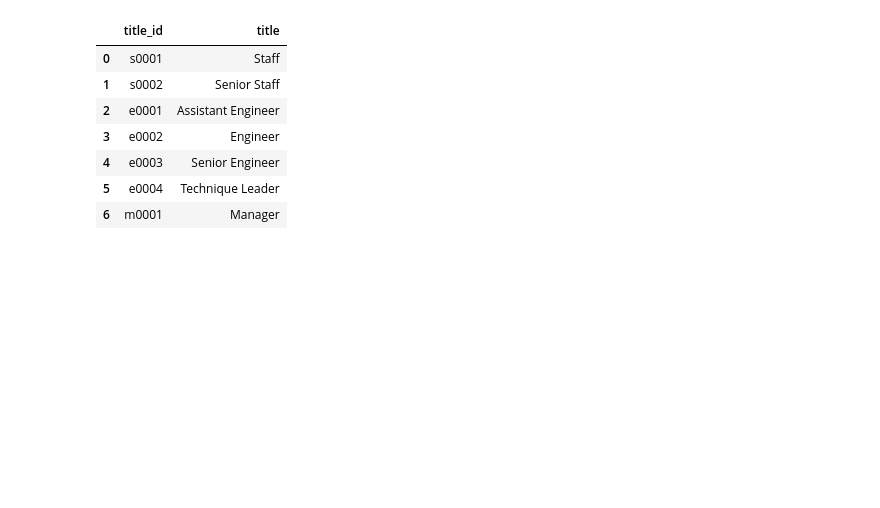
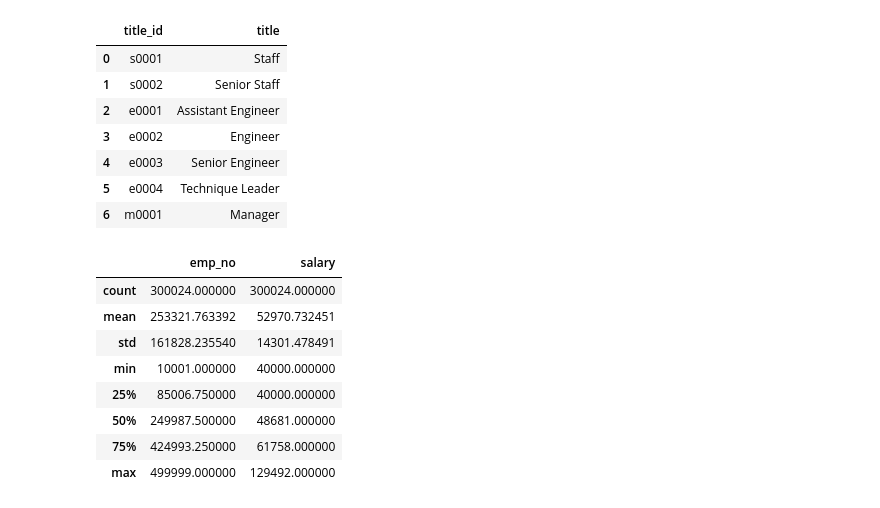
Before and after one commit to etassone1974/sql-challenge, a Jupyter notebook: EmployeeSQL/Bonus_Section.ipynb, the cells around one changed output. Cells and saved outputs as stored; diff of their text form; code cells hidden in the pictures; blank space fills up the shorter version.

```diff
--- a/EmployeeSQL/Bonus_Section.ipynb
+++ b/EmployeeSQL/Bonus_Section.ipynb
@@ -46,3 +48,18 @@ titles_data.head(10)
 | 4 | e0003 | Senior Engineer |
 | 5 | e0004 | Technique Leader |
 | 6 | m0001 | Manager |
+# %%
+# Create a histogram to visualize the most common salary ranges for employees
+
+# Describe the basic statistics of the salaries table for give an idea of histogram
+salaries_data.describe()
+# %% [output]
+|  | emp_no | salary |
+| count | 300024.000000 | 300024.000000 |
+| mean | 253321.763392 | 52970.732451 |
+| std | 161828.235540 | 14301.478491 |
+| min | 10001.000000 | 40000.000000 |
+| 25% | 85006.750000 | 40000.000000 |
+| 50% | 249987.500000 | 48681.000000 |
+| 75% | 424993.250000 | 61758.000000 |
+| max | 499999.000000 | 129492.000000 |
```
Also changed, not shown: parts of 5 cells of this notebook.
